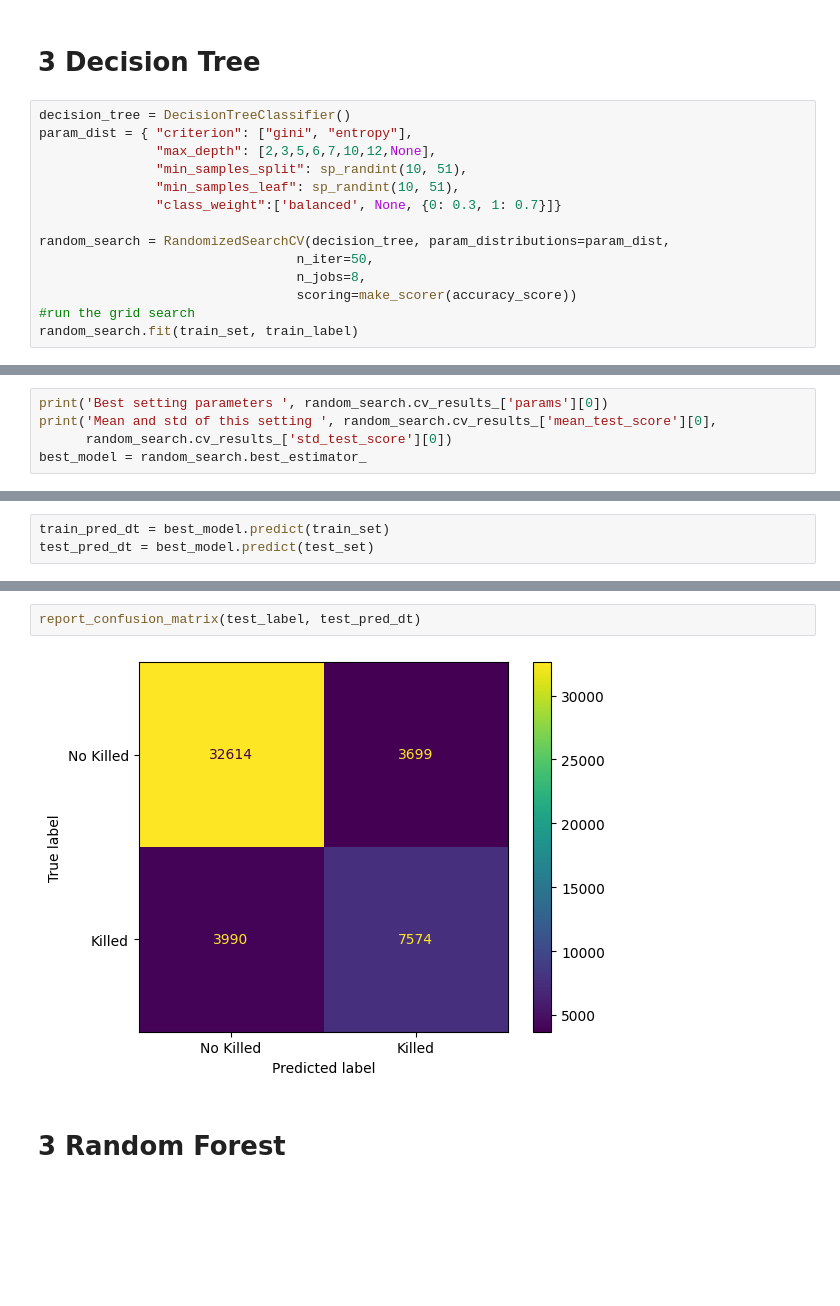
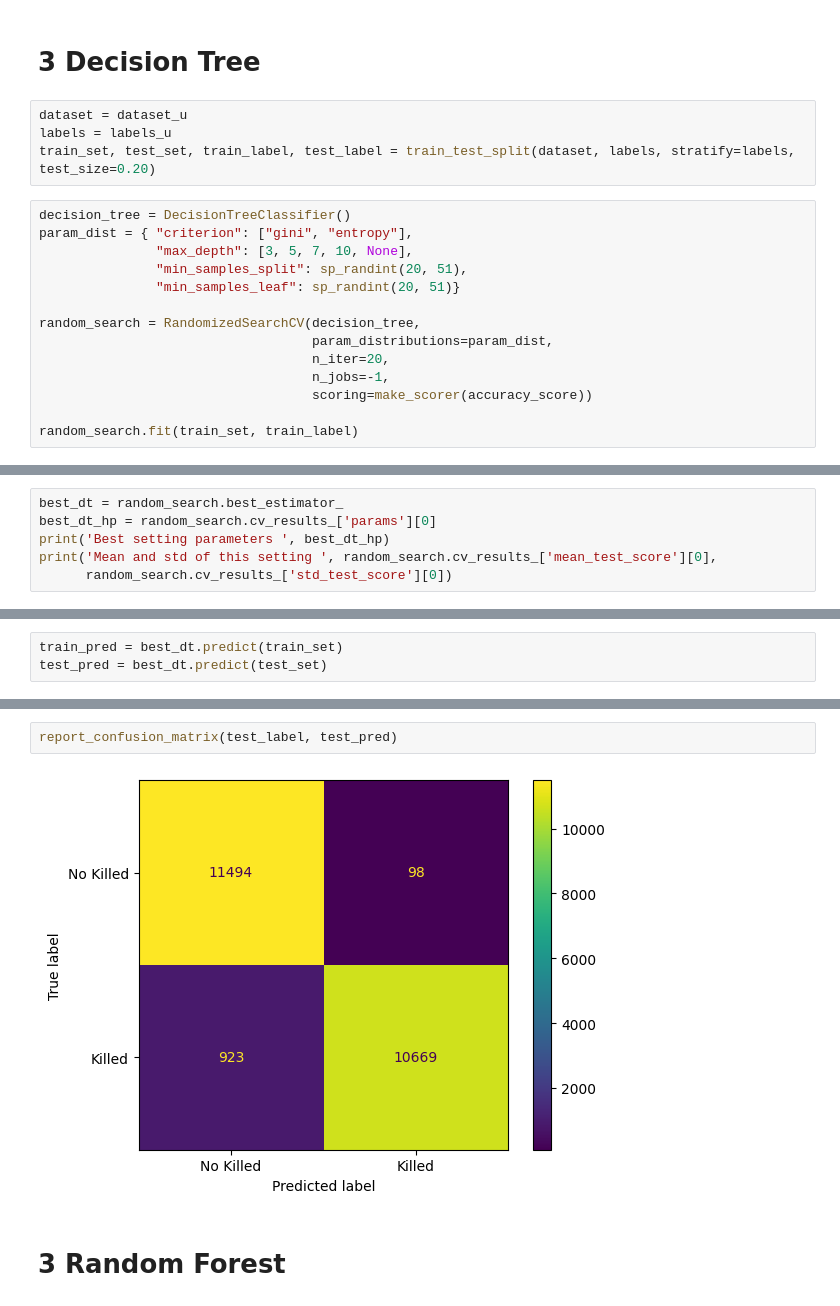
Before and after one commit to biancaziliotto/DataMiningProject, a Jupyter notebook: 3_Classification.ipynb, the cells around one changed output, grey strips where cells are left out. Saved outputs shown, nothing was run; the diff lists cells and outputs as text; blank space fills up the shorter version.

```diff
--- a/3_Classification.ipynb
+++ b/3_Classification.ipynb
@@ -90,18 +118,22 @@ def report_confusion_matrix(test_label, test_pred_dt):
     plt.show()
 # %% [markdown]
 # 3 Decision Tree
+# %%
+dataset = dataset_u
+labels = labels_u
+train_set, test_set, train_label, test_label = train_test_split(dataset, labels, stratify=labels, test_size=0.20)
 # %%
 decision_tree = DecisionTreeClassifier()
 param_dist = { "criterion": ["gini", "entropy"],
-               "max_depth": [2,3,5,6,7,10,12,None],
-               "min_samples_split": sp_randint(10, 51),
-               "min_samples_leaf": sp_randint(10, 51),
-               "class_weight":['balanced', None, {0: 0.3, 1: 0.7}]}
+               "max_depth": [3, 5, 7, 10, None],
+               "min_samples_split": sp_randint(20, 51),
+               "min_samples_leaf": sp_randint(20, 51)}
 
-random_search = RandomizedSearchCV(decision_tree, param_distributions=param_dist,
-                                 n_iter=50,
-                                 n_jobs=8,
-                                 scoring=make_scorer(accuracy_score))
-#run the grid search
+random_search = RandomizedSearchCV(decision_tree,
+                                   param_distributions=param_dist,
+                                   n_iter=20,
+                                   n_jobs=-1,
+                                   scoring=make_scorer(accuracy_score))
+
 random_search.fit(train_set, train_label)
 # %% [output]
@@ -115,8 +144,9 @@ RandomizedSearchCV(estimator=DecisionTreeClassifier(), n_iter=50, n_jobs=8,
                                         'min_samples_split': <scipy.stats._distn_infrastructure.rv_discrete_frozen object at 0x...>},
                    scoring=make_scorer(accuracy_score))
 # %%
-print('Best setting parameters ', random_search.cv_results_['params'][0])
+best_dt = random_search.best_estimator_
+best_dt_hp = random_search.cv_results_['params'][0]
+print('Best setting parameters ', best_dt_hp)
 print('Mean and std of this setting ', random_search.cv_results_['mean_test_score'][0],
       random_search.cv_results_['std_test_score'][0])
-best_model = random_search.best_estimator_
 # %% [output]
@@ -125,4 +155,4 @@ Mean and std of this setting  0.8120979386654413 0.0049045049216736095
 # %%
-train_pred_dt = best_model.predict(train_set)
-test_pred_dt = best_model.predict(test_set)
+train_pred = best_dt.predict(train_set)
+test_pred = best_dt.predict(test_set)
 # %%
@@ -148,7 +182,7 @@ weighted avg       0.84      0.84      0.84     47877
 # %%
-report_confusion_matrix(test_label, test_pred_dt)
+report_confusion_matrix(test_label, test_pred)
 # %% [output]
-[figure, old version]
+[figure, new version]
 # %% [markdown]
 # 3 Random Forest
 # %%
```
Also changed, not shown: parts of 61 cells of this notebook, 1 other file.
